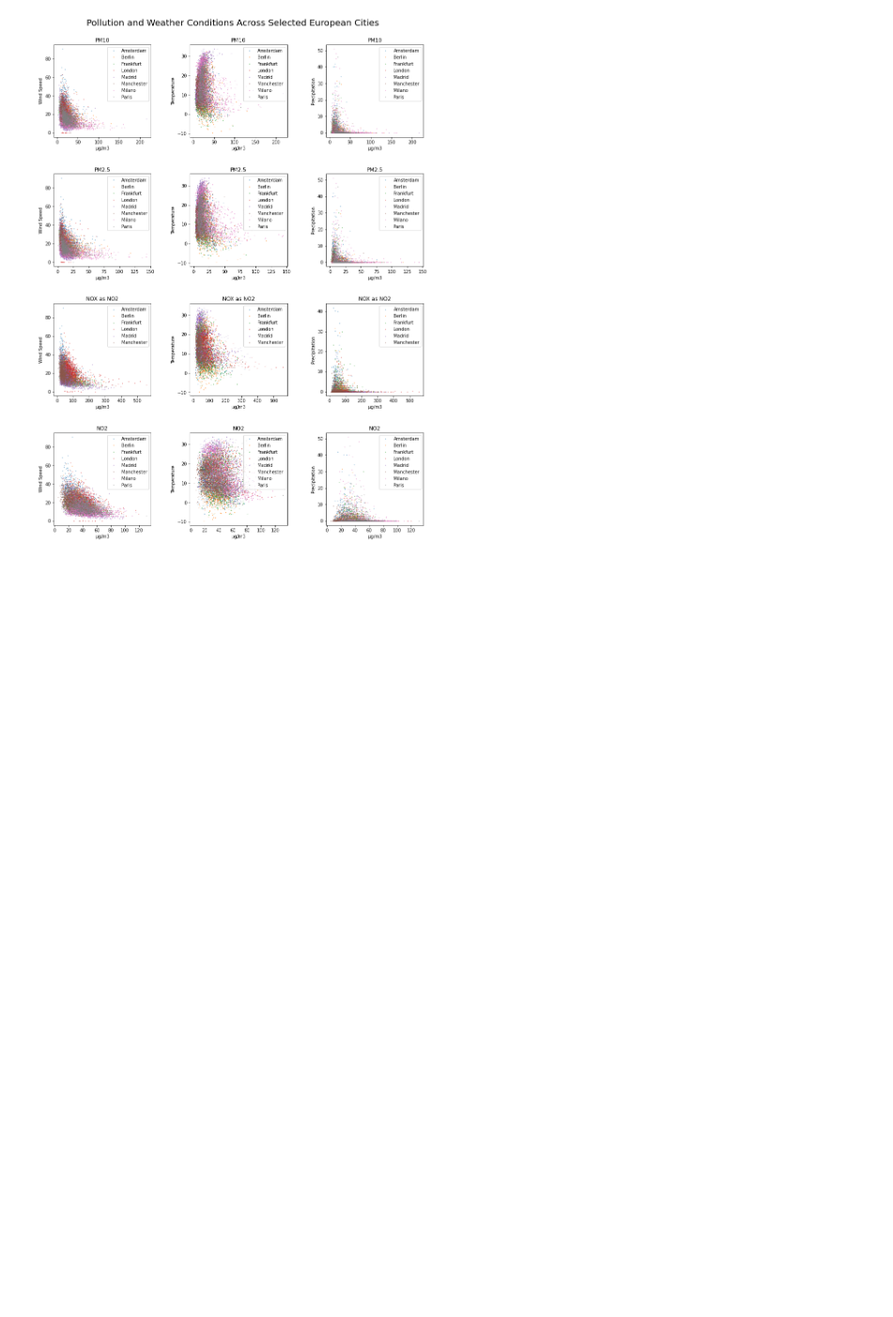
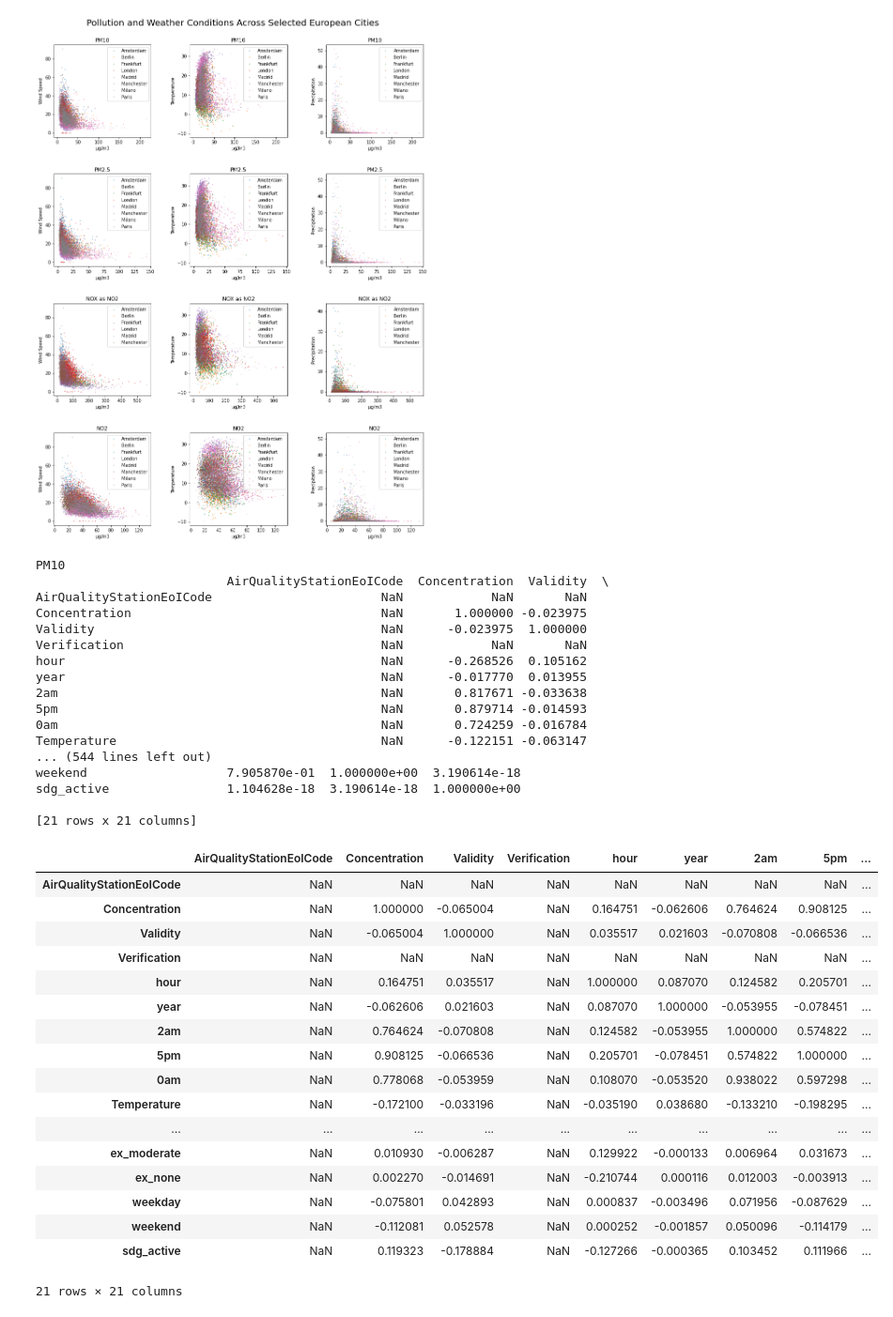
Before and after one commit to RustyBrain/ucl_step_assign2, a Jupyter notebook: Modelling.ipynb, the cells around one changed output. Shown at 94% size. Cells and saved outputs as stored; diff of their text form; code cells hidden in the pictures; blank space fills up the shorter version.

```diff
--- a/Modelling.ipynb
+++ b/Modelling.ipynb
@@ -67,3 +71,49 @@ fig.suptitle('Pollution and Weather Conditions Across Selected European Cities',
 plt.show()
 # %% [output]
 [figure]
+# %%
+df_norm = df._get_numeric_data()
+df_norm['pollutant'] = df['pollutant']
+df_norm
+for pol in polls:
+    print(pol)
+    df_pol = df_norm[df_norm['pollutant'] == pol]
+    print(df_pol.corr())
+
+df_norm.corr()
+# %% [output]
+PM10
+                          AirQualityStationEoICode  Concentration  Validity  \
+AirQualityStationEoICode                       NaN            NaN       NaN
+Concentration                                  NaN       1.000000 -0.023975
+Validity                                       NaN      -0.023975  1.000000
+Verification                                   NaN            NaN       NaN
+hour                                           NaN      -0.268526  0.105162
+year                                           NaN      -0.017770  0.013955
+2am                                            NaN       0.817671 -0.033638
+5pm                                            NaN       0.879714 -0.014593
+0am                                            NaN       0.724259 -0.016784
+Temperature                                    NaN      -0.122151 -0.063147
+... (544 lines left out)
+weekend                   7.905870e-01  1.000000e+00  3.190614e-18
+sdg_active                1.104628e-18  3.190614e-18  1.000000e+00
+
+[21 rows x 21 columns]
+|  | AirQualityStationEoICode | Concentration | Validity | Verification | hour | year | 2am | 5pm | ... |
+| AirQualityStationEoICode | NaN | NaN | NaN | NaN | NaN | NaN | NaN | NaN | ... |
+| Concentration | NaN | 1.000000 | -0.065004 | NaN | 0.164751 | -0.062606 | 0.764624 | 0.908125 | ... |
+| Validity | NaN | -0.065004 | 1.000000 | NaN | 0.035517 | 0.021603 | -0.070808 | -0.066536 | ... |
+| Verification | NaN | NaN | NaN | NaN | NaN | NaN | NaN | NaN | ... |
+| hour | NaN | 0.164751 | 0.035517 | NaN | 1.000000 | 0.087070 | 0.124582 | 0.205701 | ... |
+| year | NaN | -0.062606 | 0.021603 | NaN | 0.087070 | 1.000000 | -0.053955 | -0.078451 | ... |
+| 2am | NaN | 0.764624 | -0.070808 | NaN | 0.124582 | -0.053955 | 1.000000 | 0.574822 | ... |
+| 5pm | NaN | 0.908125 | -0.066536 | NaN | 0.205701 | -0.078451 | 0.574822 | 1.000000 | ... |
+| 0am | NaN | 0.778068 | -0.053959 | NaN | 0.108070 | -0.053520 | 0.938022 | 0.597298 | ... |
+| Temperature | NaN | -0.172100 | -0.033196 | NaN | -0.035190 | 0.038680 | -0.133210 | -0.198295 | ... |
+| ... | ... | ... | ... | ... | ... | ... | ... | ... | ... |
+| ex_moderate | NaN | 0.010930 | -0.006287 | NaN | 0.129922 | -0.000133 | 0.006964 | 0.031673 | ... |
+| ex_none | NaN | 0.002270 | -0.014691 | NaN | -0.210744 | 0.000116 | 0.012003 | -0.003913 | ... |
+| weekday | NaN | -0.075801 | 0.042893 | NaN | 0.000837 | -0.003496 | 0.071956 | -0.087629 | ... |
+| weekend | NaN | -0.112081 | 0.052578 | NaN | 0.000252 | -0.001857 | 0.050096 | -0.114179 | ... |
+| sdg_active | NaN | 0.119323 | -0.178884 | NaN | -0.127266 | -0.000365 | 0.103452 | 0.111966 | ... |
+21 rows × 21 columns
```
Also changed, not shown: parts of 9 cells of this notebook, 3 other files.
